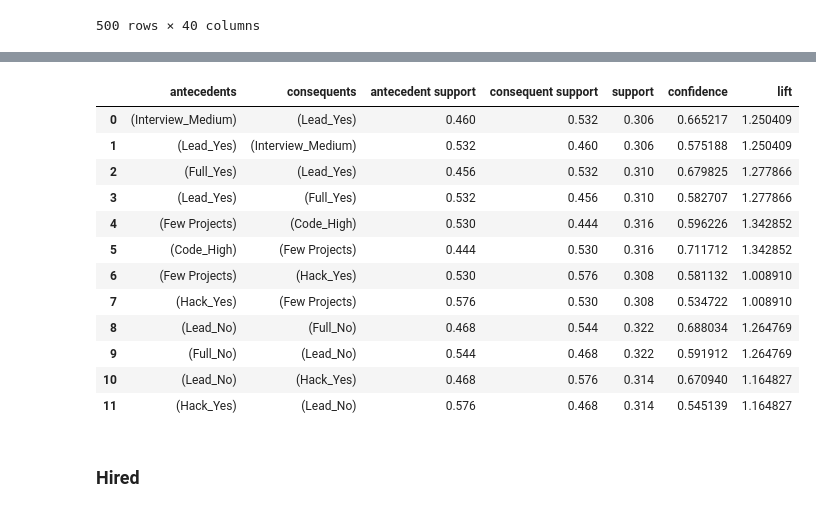
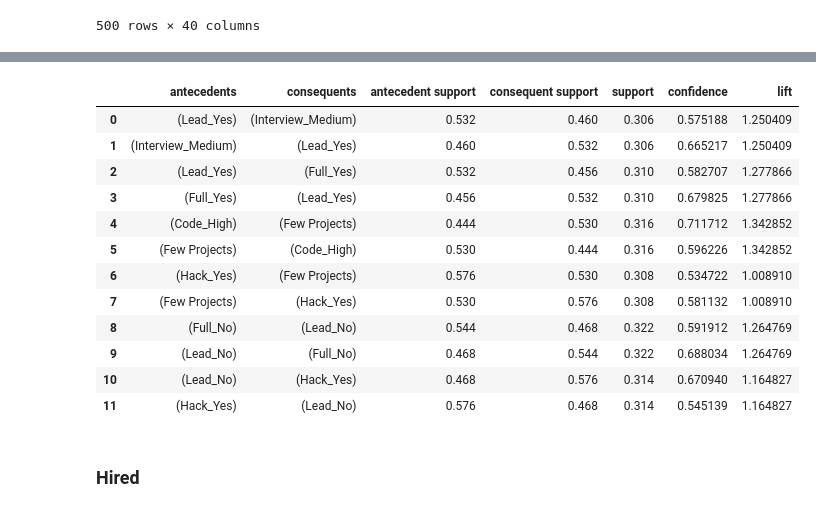
Before and after one commit to renatomaaliw3/public_files, a Jupyter notebook: CPE Electives (1 - 3)/01. Lectures Notebook/65. Assocation Rule Mining - FP Growth/FP-Growth (Case Number 03).ipynb, the cells around one changed output, grey strips where cells are left out. Drawn from its saved outputs; the diff is of its cells as text; code cells hidden in the pictures.

```diff
--- a/CPE Electives (1 - 3)/01. Lectures Notebook/65. Assocation Rule Mining - FP Growth/FP-Growth (Case Number 03).ipynb
+++ b/CPE Electives (1 - 3)/01. Lectures Notebook/65. Assocation Rule Mining - FP Growth/FP-Growth (Case Number 03).ipynb
@@ -98,21 +112,20 @@ print(frequent_itemsets)
 # %%
 # Generate Association Rules
 
-rules = association_rules(frequent_itemsets, metric = "confidence", min_threshold = 0.5)
-
+rules = association_rules(frequent_itemsets, num_itemsets = len(status_employees), metric = "confidence", min_threshold = 0.3)
 rules.loc[:, :'lift']
 # %% [output]
 |  | antecedents | consequents | antecedent support | consequent support | support | confidence | lift |
-| 0 | (Interview_Medium) | (Lead_Yes) | 0.460 | 0.532 | 0.306 | 0.665217 | 1.250409 |
-| 1 | (Lead_Yes) | (Interview_Medium) | 0.532 | 0.460 | 0.306 | 0.575188 | 1.250409 |
-| 2 | (Full_Yes) | (Lead_Yes) | 0.456 | 0.532 | 0.310 | 0.679825 | 1.277866 |
-| 3 | (Lead_Yes) | (Full_Yes) | 0.532 | 0.456 | 0.310 | 0.582707 | 1.277866 |
-| 4 | (Few Projects) | (Code_High) | 0.530 | 0.444 | 0.316 | 0.596226 | 1.342852 |
-| 5 | (Code_High) | (Few Projects) | 0.444 | 0.530 | 0.316 | 0.711712 | 1.342852 |
-| 6 | (Few Projects) | (Hack_Yes) | 0.530 | 0.576 | 0.308 | 0.581132 | 1.008910 |
-| 7 | (Hack_Yes) | (Few Projects) | 0.576 | 0.530 | 0.308 | 0.534722 | 1.008910 |
-| 8 | (Lead_No) | (Full_No) | 0.468 | 0.544 | 0.322 | 0.688034 | 1.264769 |
-| 9 | (Full_No) | (Lead_No) | 0.544 | 0.468 | 0.322 | 0.591912 | 1.264769 |
+| 0 | (Lead_Yes) | (Interview_Medium) | 0.532 | 0.460 | 0.306 | 0.575188 | 1.250409 |
+| 1 | (Interview_Medium) | (Lead_Yes) | 0.460 | 0.532 | 0.306 | 0.665217 | 1.250409 |
+| 2 | (Lead_Yes) | (Full_Yes) | 0.532 | 0.456 | 0.310 | 0.582707 | 1.277866 |
+| 3 | (Full_Yes) | (Lead_Yes) | 0.456 | 0.532 | 0.310 | 0.679825 | 1.277866 |
+| 4 | (Code_High) | (Few Projects) | 0.444 | 0.530 | 0.316 | 0.711712 | 1.342852 |
+| 5 | (Few Projects) | (Code_High) | 0.530 | 0.444 | 0.316 | 0.596226 | 1.342852 |
+| 6 | (Hack_Yes) | (Few Projects) | 0.576 | 0.530 | 0.308 | 0.534722 | 1.008910 |
+| 7 | (Few Projects) | (Hack_Yes) | 0.530 | 0.576 | 0.308 | 0.581132 | 1.008910 |
+| 8 | (Full_No) | (Lead_No) | 0.544 | 0.468 | 0.322 | 0.591912 | 1.264769 |
+| 9 | (Lead_No) | (Full_No) | 0.468 | 0.544 | 0.322 | 0.688034 | 1.264769 |
 | 10 | (Lead_No) | (Hack_Yes) | 0.468 | 0.576 | 0.314 | 0.670940 | 1.164827 |
 | 11 | (Hack_Yes) | (Lead_No) | 0.576 | 0.468 | 0.314 | 0.545139 | 1.164827 |
 # %% [markdown]
```
Also changed, not shown: parts of 4 cells of this notebook, 2 other files.
